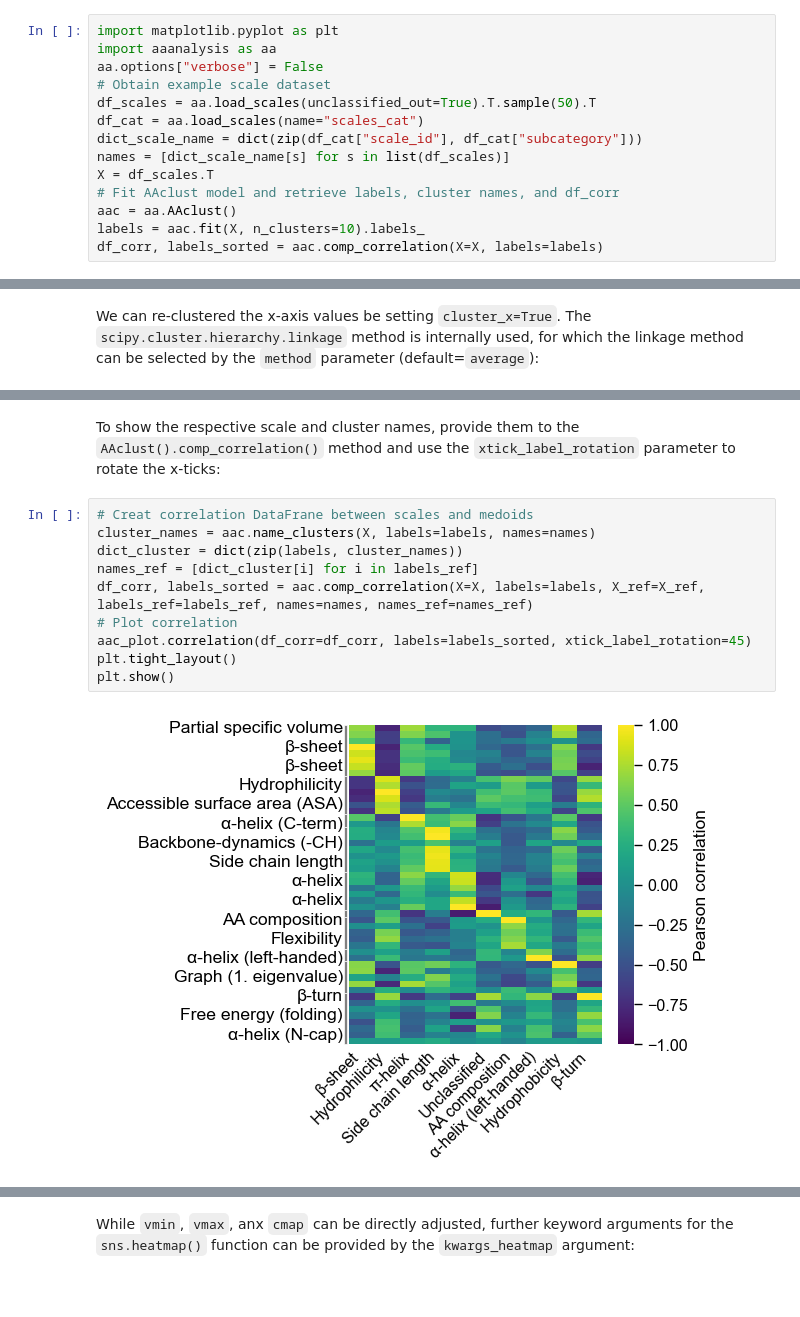
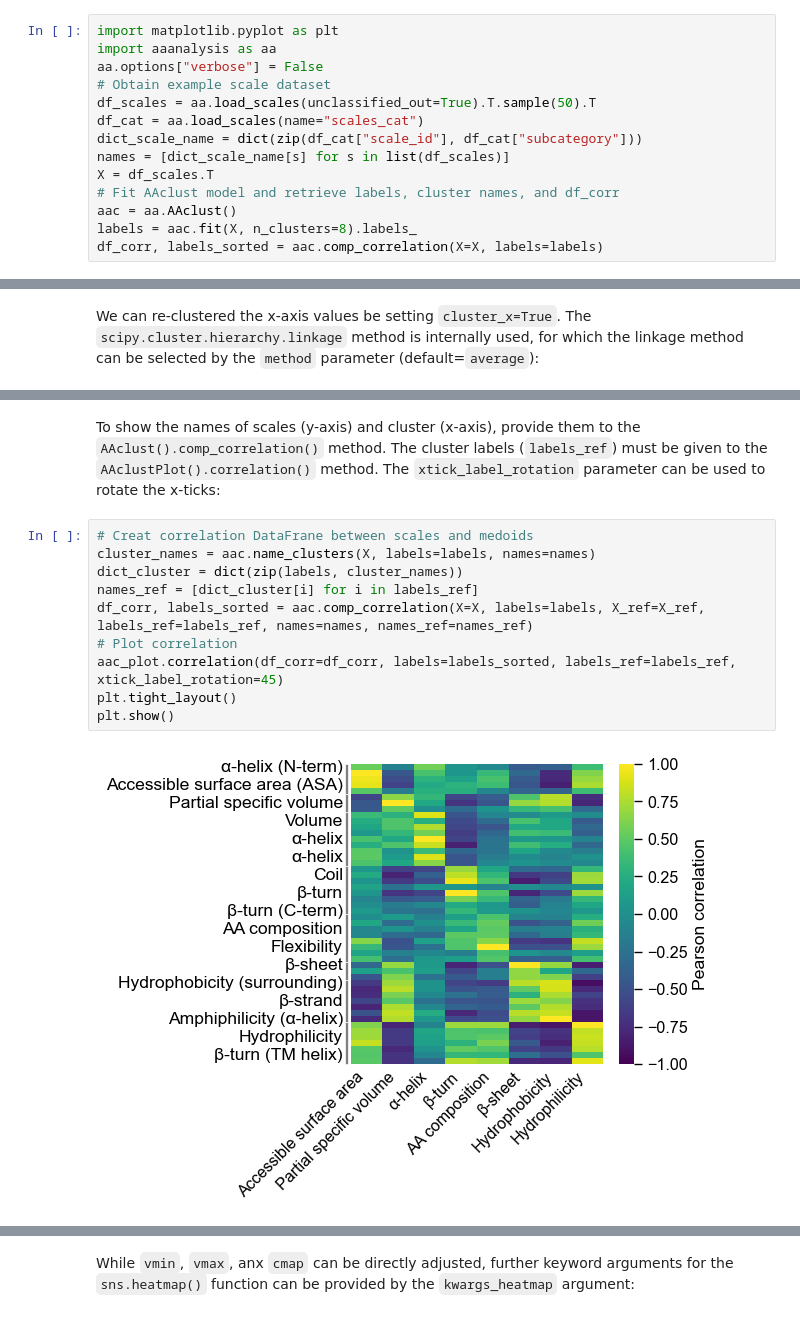
Before and after one commit to breimanntools/aaanalysis, a Jupyter notebook: examples/aac_plot_correlation.ipynb, the cells around one changed output, grey strips where cells are left out. Cells and saved outputs as stored; diff of their text form; blank space fills up the shorter version.

```diff
--- a/examples/aac_plot_correlation.ipynb
+++ b/examples/aac_plot_correlation.ipynb
@@ -12,7 +12,7 @@ names = [dict_scale_name[s] for s in list(df_scales)]
 X = df_scales.T
 # Fit AAclust model and retrieve labels, cluster names, and df_corr
 aac = aa.AAclust()
-labels = aac.fit(X, n_clusters=10).labels_
+labels = aac.fit(X, n_clusters=8).labels_
 df_corr, labels_sorted = aac.comp_correlation(X=X, labels=labels)
 # %% [markdown]
 The pair-wise Pearson correlation can now be visualized using the ``AAclustPlot().correlation()`` method. Provide the labels sorted as in ``df_corr``.
@@ -54,15 +54,15 @@ plt.show()
 # %% [markdown]
-To show the respective scale and cluster names, provide them to the ``AAclust().comp_correlation()`` method and use the ``xtick_label_rotation`` parameter to rotate the x-ticks:
+To show the names of scales (y-axis) and cluster (x-axis), provide them to the ``AAclust().comp_correlation()`` method. The cluster labels (``labels_ref``) must be given to the ``AAclustPlot().correlation()`` method. The ``xtick_label_rotation`` parameter can be used to rotate the x-ticks:
 # %%
 # Creat correlation DataFrane between scales and medoids
 cluster_names = aac.name_clusters(X, labels=labels, names=names)
 dict_cluster = dict(zip(labels, cluster_names))
 names_ref = [dict_cluster[i] for i in labels_ref]
 df_corr, labels_sorted = aac.comp_correlation(X=X, labels=labels, X_ref=X_ref, labels_ref=labels_ref, names=names, names_ref=names_ref)
 # Plot correlation
-aac_plot.correlation(df_corr=df_corr, labels=labels_sorted, xtick_label_rotation=45)
+aac_plot.correlation(df_corr=df_corr, labels=labels_sorted, labels_ref=labels_ref, xtick_label_rotation=45)
 plt.tight_layout()
 plt.show()
 # %% [output]
-[figure, old version]
+[figure, new version]
 # %% [markdown]
```
Also changed, not shown: parts of 7 cells of this notebook, 30 other files.
